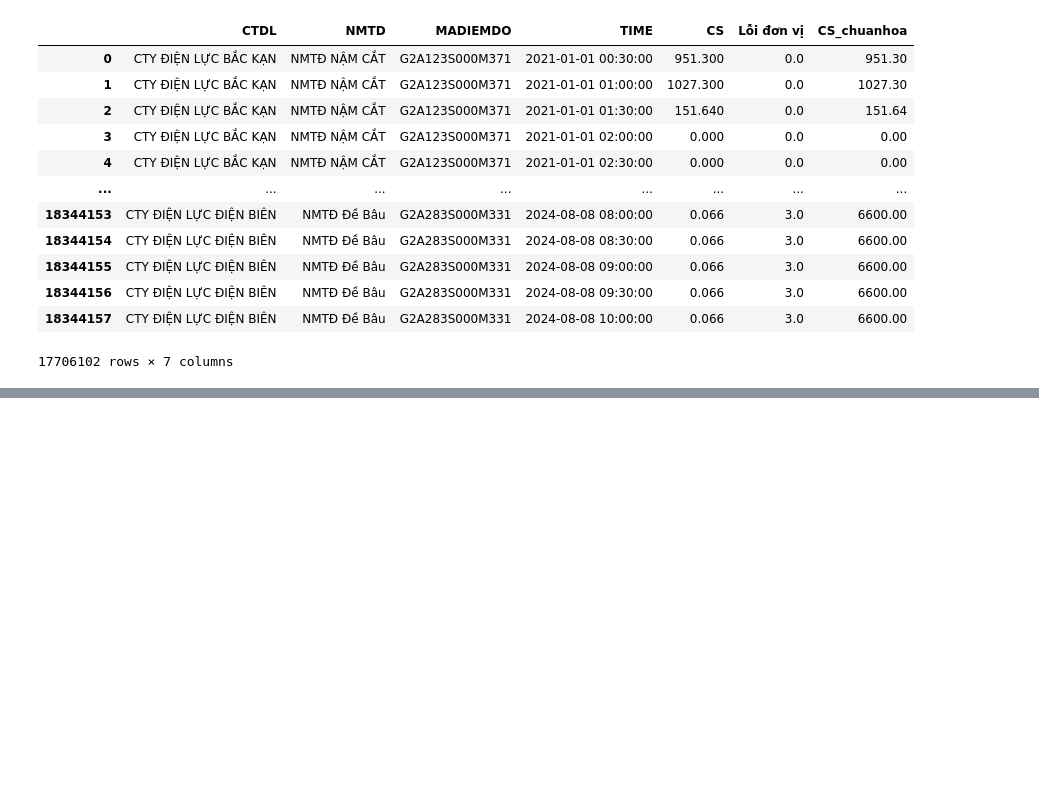
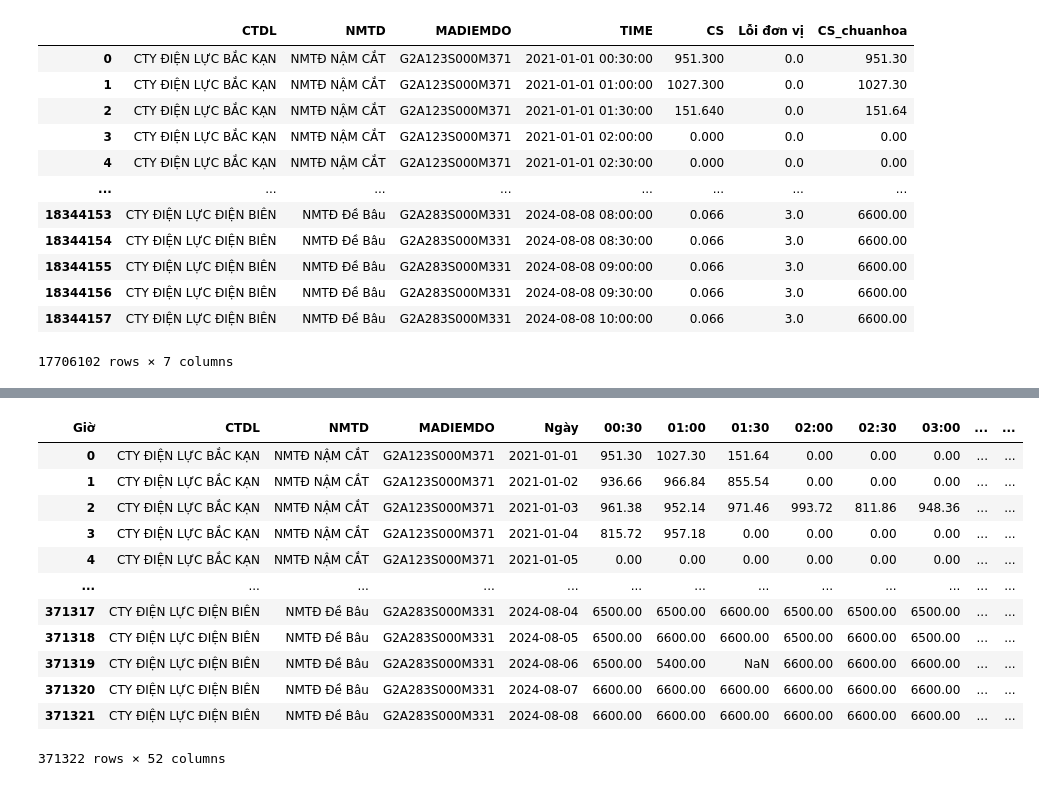
Before and after one commit to khuecoi2001/TDN_project, a Jupyter notebook: notebooks/TĐN_normalization.ipynb, the cells around one changed output, grey strips where cells are left out. Saved outputs shown, nothing was run; the diff lists cells and outputs as text; code cells hidden in the pictures; blank space fills up the shorter version.

```diff
--- a/notebooks/TĐN_normalization.ipynb
+++ b/notebooks/TĐN_normalization.ipynb
@@ -261,0 +300,19 @@ save_df_to_excel_multiple_sheets(df_final, 'sanluong_chuanhoa.xlsx')
+# %%
+# Xóa cột '00:00' và đổi tên cột '00:00_next' thành '00:00'
+df_pivot = df_pivot.drop(columns=['00:00'], errors='ignore')
+df_pivot = df_pivot.rename(columns={'00:00_next': '00:00'})
+df_pivot
+# %% [output]
+| Giờ | CTDL | NMTD | MADIEMDO | Ngày | 00:30 | 01:00 | 01:30 | 02:00 | 02:30 | 03:00 | ... | ... |
+| 0 | CTY ĐIỆN LỰC BẮC KẠN | NMTĐ NẬM CẮT | G2A123S000M371 | 2021-01-01 | 951.30 | 1027.30 | 151.64 | 0.00 | 0.00 | 0.00 | ... | ... |
+| 1 | CTY ĐIỆN LỰC BẮC KẠN | NMTĐ NẬM CẮT | G2A123S000M371 | 2021-01-02 | 936.66 | 966.84 | 855.54 | 0.00 | 0.00 | 0.00 | ... | ... |
+| 2 | CTY ĐIỆN LỰC BẮC KẠN | NMTĐ NẬM CẮT | G2A123S000M371 | 2021-01-03 | 961.38 | 952.14 | 971.46 | 993.72 | 811.86 | 948.36 | ... | ... |
+| 3 | CTY ĐIỆN LỰC BẮC KẠN | NMTĐ NẬM CẮT | G2A123S000M371 | 2021-01-04 | 815.72 | 957.18 | 0.00 | 0.00 | 0.00 | 0.00 | ... | ... |
+| 4 | CTY ĐIỆN LỰC BẮC KẠN | NMTĐ NẬM CẮT | G2A123S000M371 | 2021-01-05 | 0.00 | 0.00 | 0.00 | 0.00 | 0.00 | 0.00 | ... | ... |
+| ... | ... | ... | ... | ... | ... | ... | ... | ... | ... | ... | ... | ... |
+| 371317 | CTY ĐIỆN LỰC ĐIỆN BIÊN | NMTĐ Đề Bâu | G2A283S000M331 | 2024-08-04 | 6500.00 | 6500.00 | 6600.00 | 6500.00 | 6500.00 | 6500.00 | ... | ... |
+| 371318 | CTY ĐIỆN LỰC ĐIỆN BIÊN | NMTĐ Đề Bâu | G2A283S000M331 | 2024-08-05 | 6500.00 | 6600.00 | 6600.00 | 6500.00 | 6600.00 | 6500.00 | ... | ... |
+| 371319 | CTY ĐIỆN LỰC ĐIỆN BIÊN | NMTĐ Đề Bâu | G2A283S000M331 | 2024-08-06 | 6500.00 | 5400.00 | NaN | 6600.00 | 6600.00 | 6600.00 | ... | ... |
+| 371320 | CTY ĐIỆN LỰC ĐIỆN BIÊN | NMTĐ Đề Bâu | G2A283S000M331 | 2024-08-07 | 6600.00 | 6600.00 | 6600.00 | 6600.00 | 6600.00 | 6600.00 | ... | ... |
+| 371321 | CTY ĐIỆN LỰC ĐIỆN BIÊN | NMTĐ Đề Bâu | G2A283S000M331 | 2024-08-08 | 6600.00 | 6600.00 | 6600.00 | 6600.00 | 6600.00 | 6600.00 | ... | ... |
+371322 rows × 52 columns
```
Also changed, not shown: parts of 5 cells of this notebook, 1 other file.
